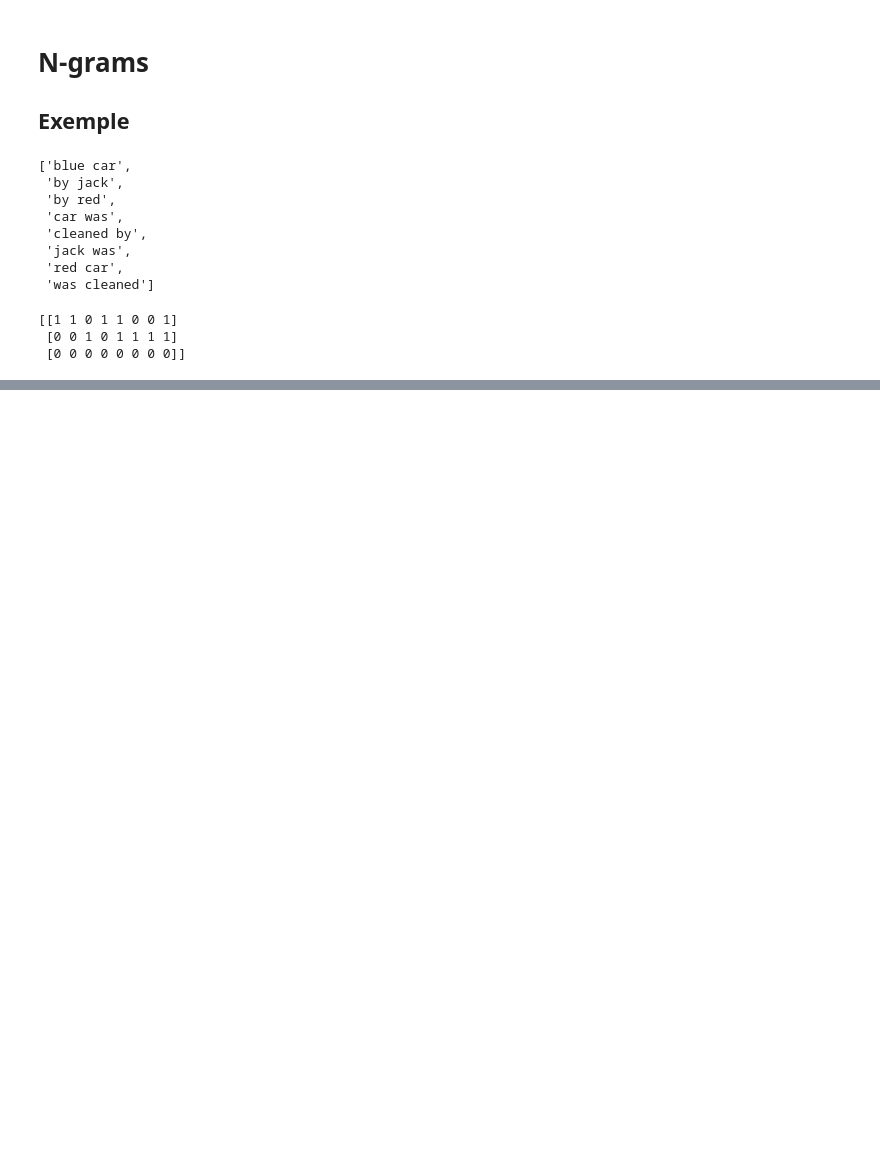
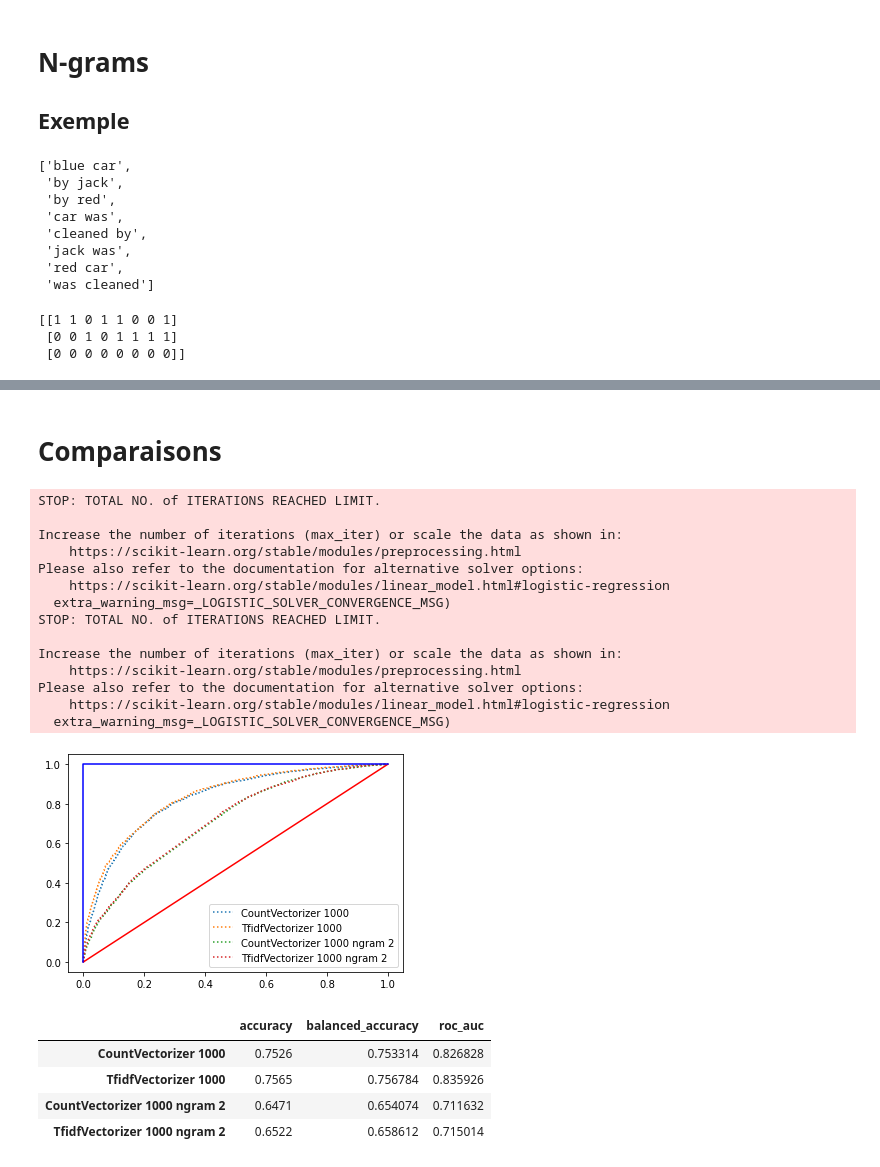
Before and after one commit to baptiste-pasquier/data_2A, a Jupyter notebook: model-LR.ipynb, the cells around one changed output, grey strips where cells are left out. Cells and saved outputs as stored; diff of their text form; code cells hidden in the pictures; blank space fills up the shorter version.

```diff
--- a/model-LR.ipynb
+++ b/model-LR.ipynb
@@ -230,0 +189,57 @@ F1 : 0.6848235083318402
+# %% [markdown]
+# Comparaisons
+# %%
+table = []
+
+N = 1000
+
+_, _, _, y_test, probs, metrics_score = conf_matrix(X, y, CountVectorizer(max_features = N), LogisticRegression(), verbose=False)
+fpr, tpr, _ = metrics.roc_curve(y_test, probs, pos_label="Positive")
+plt.plot(fpr,tpr,":", label=f"CountVectorizer {N}")
+table.append(metrics_score)
+
+_, _, _, y_test, probs, metrics_score = conf_matrix(X, y, TfidfVectorizer(max_features = N), LogisticRegression(), verbose=False)
+fpr, tpr, _ = metrics.roc_curve(y_test, probs, pos_label="Positive")
+plt.plot(fpr,tpr,":", label=f"TfidfVectorizer {N}")
+table.append(metrics_score)
+
+
+_, _, _, y_test, probs, metrics_score = conf_matrix(X, y, CountVectorizer(max_features = N, ngram_range=(2,2)), LogisticRegression(), verbose=False)
+fpr, tpr, _ = metrics.roc_curve(y_test, probs, pos_label="Positive")
+plt.plot(fpr,tpr,":", label=f"CountVectorizer {N} ngram 2")
+table.append(metrics_score)
+
+
+_, _, _, y_test, probs, metrics_score = conf_matrix(X, y, TfidfVectorizer(max_features = N, ngram_range=(2,2)), LogisticRegression(), verbose=False)
+fpr, tpr, _ = metrics.roc_curve(y_test, probs, pos_label="Positive")
+plt.plot(fpr,tpr,":", label=f"TfidfVectorizer {N} ngram 2")
+table.append(metrics_score)
+
+plt.plot([0, 1], [0, 1], "r-")
+plt.plot([0, 0, 1], [0, 1, 1], 'b-')
+
+plt.legend()
+plt.show()
+
+pd.DataFrame(table, index=[f"CountVectorizer {N}", f"TfidfVectorizer {N}", f"CountVectorizer {N} ngram 2", f"TfidfVectorizer {N} ngram 2"])
+# %% [output]
+STOP: TOTAL NO. of ITERATIONS REACHED LIMIT.
+
+Increase the number of iterations (max_iter) or scale the data as shown in:
+    https://scikit-learn.org/stable/modules/preprocessing.html
+Please also refer to the documentation for alternative solver options:
+    https://scikit-learn.org/stable/modules/linear_model.html#logistic-regression
+  extra_warning_msg=_LOGISTIC_SOLVER_CONVERGENCE_MSG)
+STOP: TOTAL NO. of ITERATIONS REACHED LIMIT.
+
+Increase the number of iterations (max_iter) or scale the data as shown in:
+    https://scikit-learn.org/stable/modules/preprocessing.html
+Please also refer to the documentation for alternative solver options:
+    https://scikit-learn.org/stable/modules/linear_model.html#logistic-regression
+  extra_warning_msg=_LOGISTIC_SOLVER_CONVERGENCE_MSG)
+[figure, added]
+|  | accuracy | balanced_accuracy | roc_auc |
+| CountVectorizer 1000 | 0.7526 | 0.753314 | 0.826828 |
+| TfidfVectorizer 1000 | 0.7565 | 0.756784 | 0.835926 |
+| CountVectorizer 1000 ngram 2 | 0.6471 | 0.654074 | 0.711632 |
+| TfidfVectorizer 1000 ngram 2 | 0.6522 | 0.658612 | 0.715014 |
```
Also changed, not shown: parts of 29 cells of this notebook.
